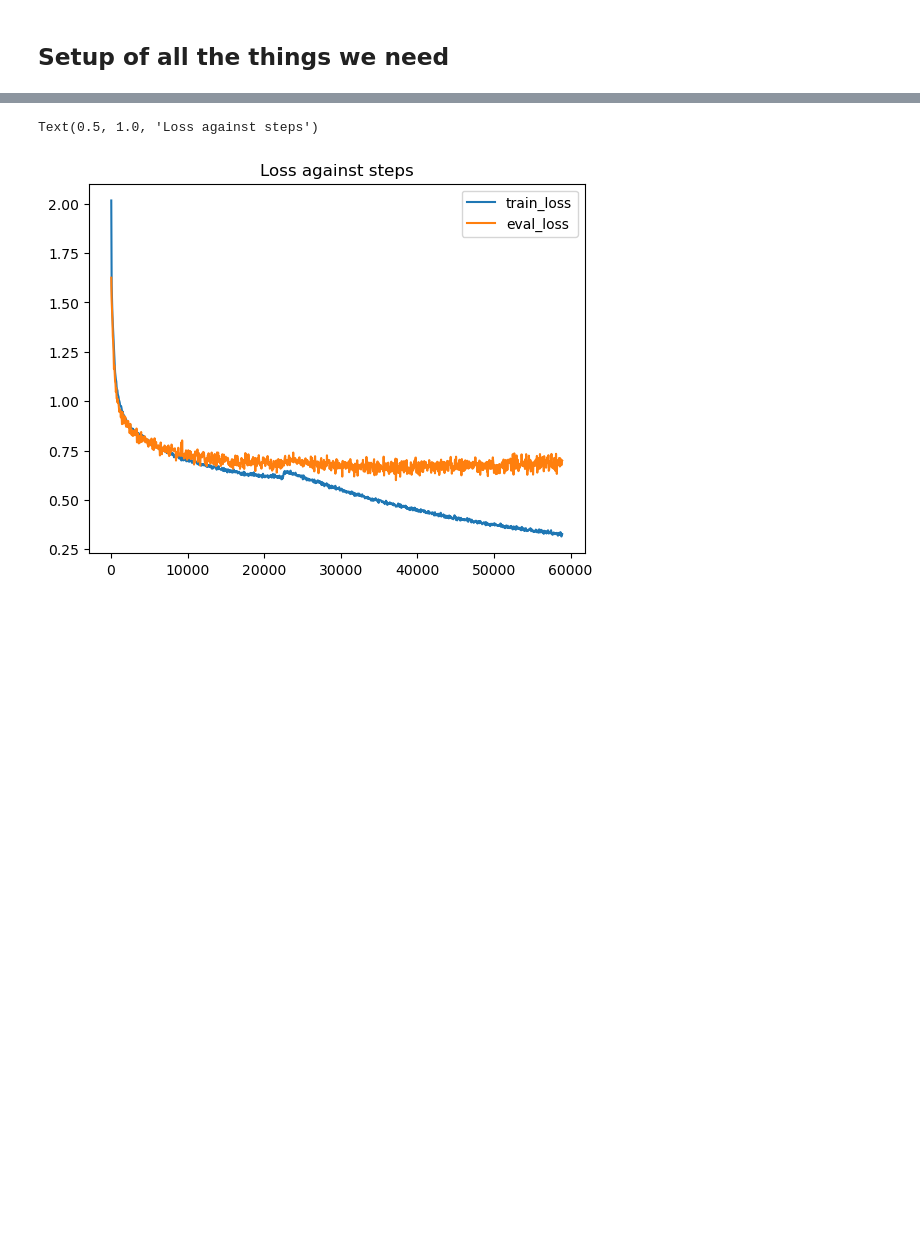
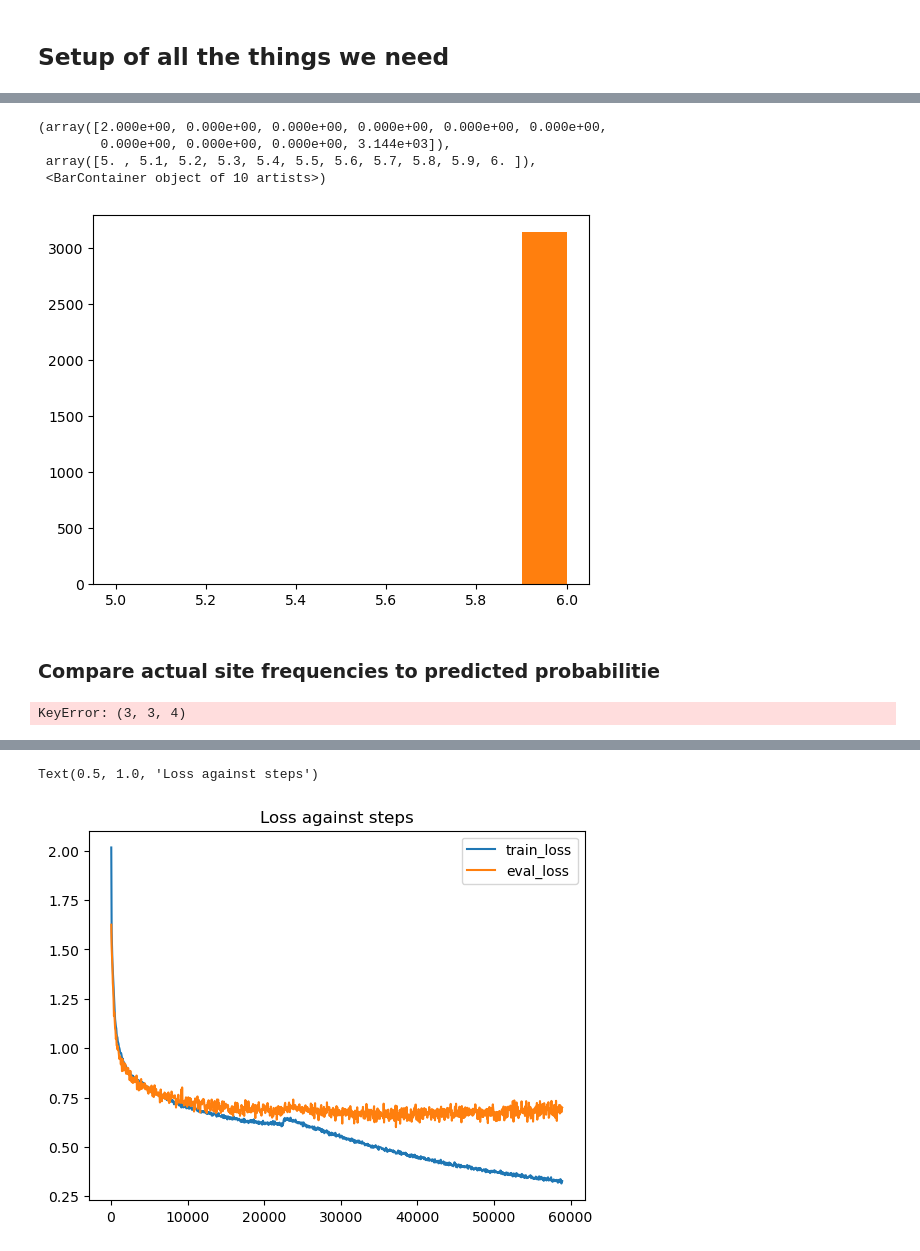
Before and after one commit to XTM233/UROP-2023, a Jupyter notebook: results_discussion.ipynb, the cells around one changed output, grey strips where cells are left out. Cells and saved outputs as stored; diff of their text form; code cells hidden in the pictures; blank space fills up the shorter version.

```diff
--- a/results_discussion.ipynb
+++ b/results_discussion.ipynb
@@ -145,5 +176,6 @@ def list2txt(lst,filepath, overwrite=True):
 # %%
 train_array = []
+# add more sets of parameters
 for s in ["6-2","6-3","6-4","6-5", "4-5","3-5","2-5","1-5", "6-1"]:
     i, j = tuple(s.split("-"))
     for k in range(5):
@@ -152,5 +184,8 @@ for s in ["6-2","6-3","6-4","6-5", "4-5","3-5","2-5","1-5", "6-1"]:
     i, j = tuple(s.split("-"))
     for k in range(5,10):
         train_array.append((int(i),int(j),k))
-
-list2txt(train_array,"TEST.txt")
+for s in ["6-6","5-6","4-6","3-6","2-6","1-6","8-1","8-2","8-3","8-4","8-5","8-6"]:
+    i, j = tuple(s.split("-"))
+    for k in range(10):
+        train_array.append((int(i),int(j),k))
+list2txt(train_array,"output/training_plan.txt")
@@ -156,0 +305,13 @@ list2txt(train_array,"TEST.txt")
+# %%
+output = prob_at_site(97, probs=prob_dict[(1,2,0)])
+output = np.argmax(output, axis=1)
+plt.hist(output, bins=24)
+# TODO try to plot multiple histograms in one graph
+# %% [output]
+(array([2.000e+00, 0.000e+00, 0.000e+00, 0.000e+00, 0.000e+00, 0.000e+00,
+        0.000e+00, 0.000e+00, 0.000e+00, 3.144e+03]),
+ array([5. , 5.1, 5.2, 5.3, 5.4, 5.5, 5.6, 5.7, 5.8, 5.9, 6. ]),
+ <BarContainer object of 10 artists>)
+[figure, added]
+# %% [markdown]
+### Compare actual site frequencies to predicted probabilitie
@@ -156,0 +333,6 @@ list2txt(train_array,"TEST.txt")
+# %%
+probs=prob_dict[(3, 3, 4)]
+probs = np.array(probs)
+pred_prob_ave = np.mean(probs, axis=0)[1:-1,:]
+# %% [output]
+KeyError: (3, 3, 4)
```
Also changed, not shown: parts of 64 cells of this notebook, 19 other files.
